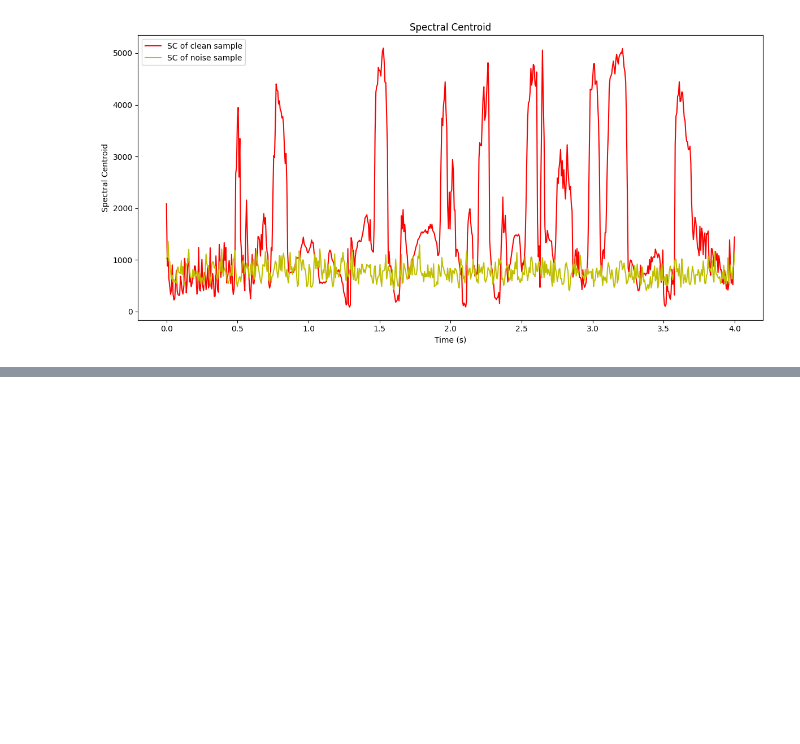
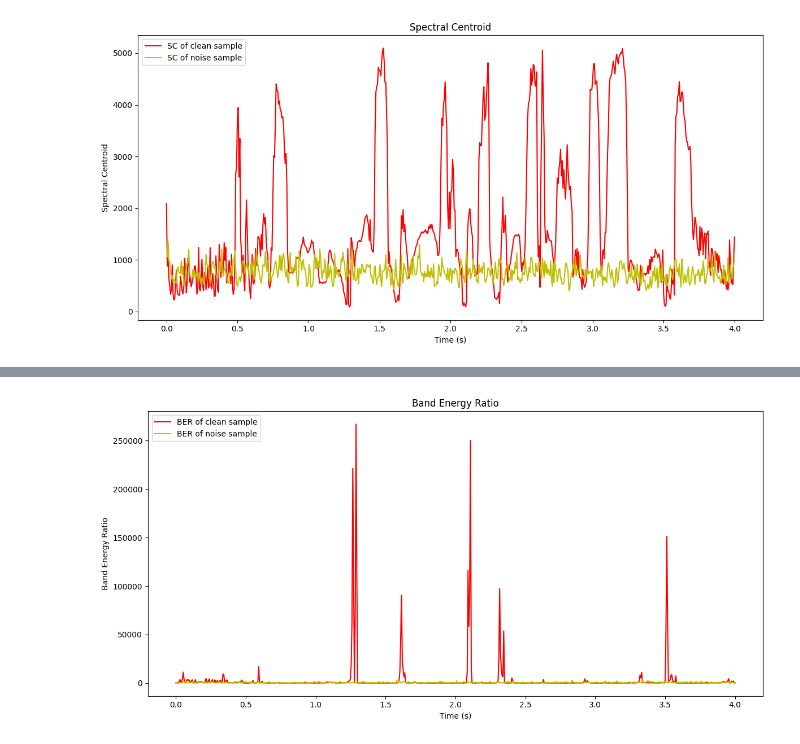
Before and after one commit to MahyarFardin/Deep-white-noise-elimination-using-recurrent-and-convolutional-generative-adversial-networks, a Jupyter notebook: dataset_overview.ipynb, the cells around one changed output, grey strips where cells are left out. Drawn from its saved outputs; the diff is of its cells as text; code cells hidden in the pictures; blank space fills up the shorter version.

Commit message:
The band energy ratio was extracted

```diff
--- a/dataset_overview.ipynb
+++ b/dataset_overview.ipynb
@@ -448,0 +449,18 @@ plt.show()
+# %%
+def calculate_split_frequency_bin(spectrogram, sr, split_frequency = 2000):
+  """
+    Calculate the frequency bin corresponding to a given split frequency in a spectrogram.
+
+    Parameters:
+    - spectrogram (numpy.ndarray): The spectrogram for which the split frequency bin is calculated.
+    - sr (int): The sampling rate of the audio signal.
+    - split_frequency (int, optional): The split frequency in Hertz. Defaults to 2000.
+
+    Returns:
+    - int: The frequency bin index corresponding to the split frequency.
+  """
+  frequency_range = sr / 2
+  frequency_delta_per_bin = frequency_range / spectrogram.shape[0]
+  split_frequency_bin = np.floor(split_frequency / frequency_delta_per_bin)
+
+  return int(split_frequency_bin)
@@ -448,0 +500,24 @@ plt.show()
+# %%
+# Extract Band Energy Ratio (BER)
+
+ber_clean = calculate_band_energy_ratio(stft_signal_clean, sr, split_frequency=2000)
+ber_noise = calculate_band_energy_ratio(stft_signal_noise, sr, split_frequency=2000)
+# %%
+# Convert frame indices to time values
+frames = range(len(ber_clean))
+time = librosa.frames_to_time(frames, hop_length = HOP_LENGTH)/2
+
+
+# Plot the spectral centroids
+
+plt.figure(figsize = (12 , 6))
+plt.plot(time, ber_clean, color = "r", label = "BER of clean sample")
+plt.plot(time, ber_noise, color = "y", label = "BER of noise sample")
+plt.title("Band Energy Ratio")
+plt.xlabel("Time (s)")
+plt.ylabel("Band Energy Ratio")
+plt.legend(loc = "upper left")
+plt.tight_layout()
+plt.show()
+# %% [output]
+[figure, added]
```
Also changed, not shown: parts of 3 cells of this notebook.
